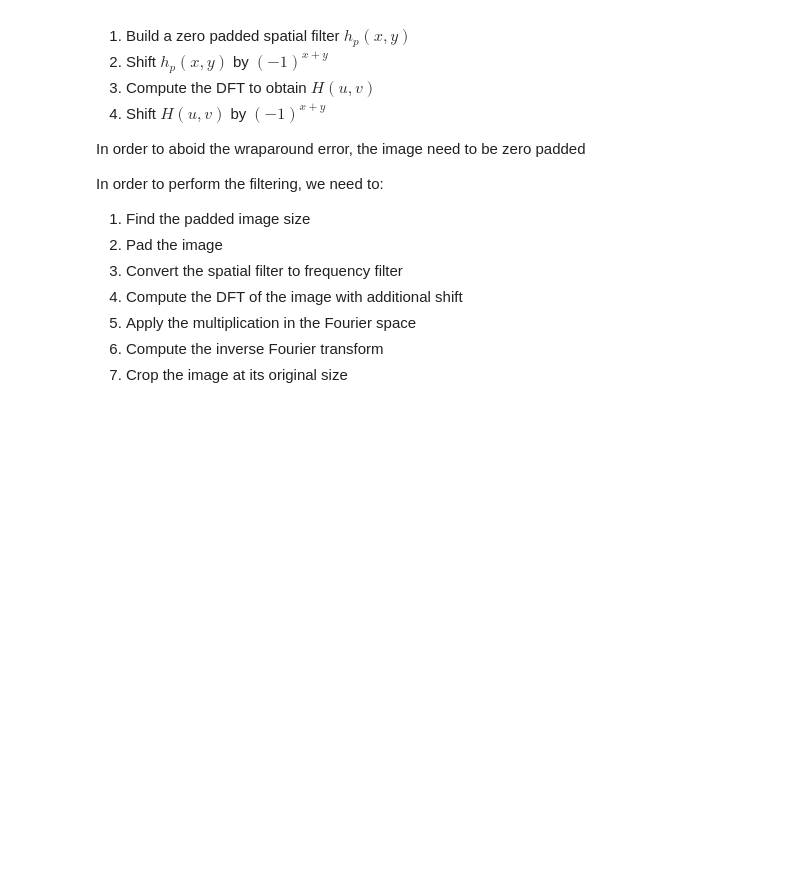
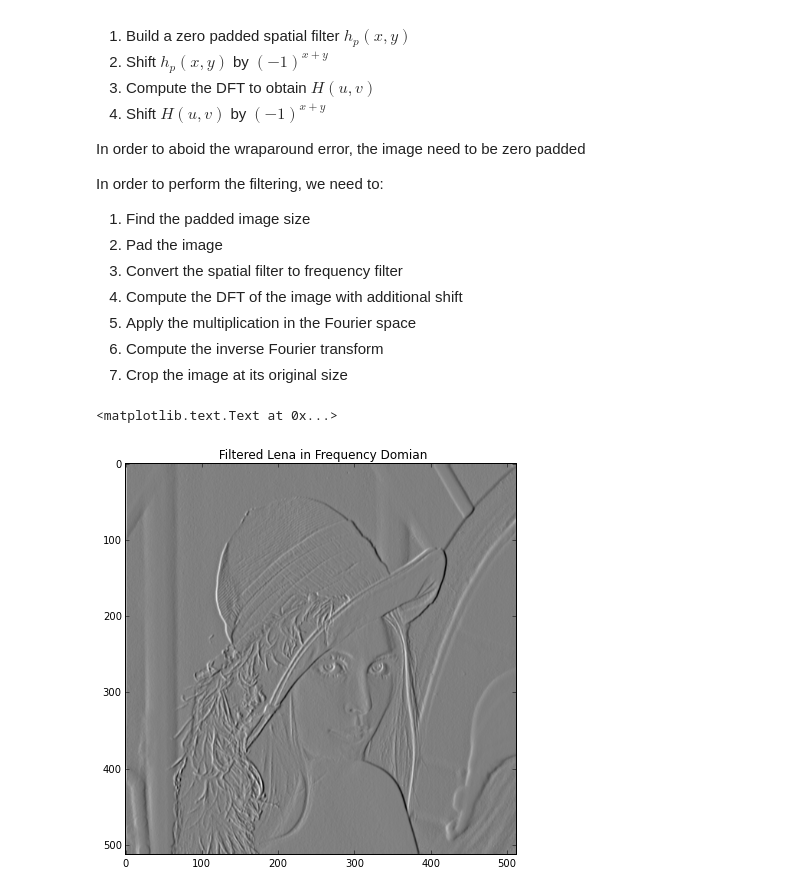
Before and after one commit to SharonSheran/DSP-TP-1617, a Jupyter notebook: Lab5/python/Lab5.ipynb, the cells around one changed output. Cells and saved outputs as stored; diff of their text form; code cells hidden in the pictures; blank space fills up the shorter version.

```diff
--- a/Lab5/python/Lab5.ipynb
+++ b/Lab5/python/Lab5.ipynb
@@ -390,0 +339,42 @@ plt.title('Sobel Filter After Cropping')
+# %%
+
+# importing lena image
+img_lena = img_as_float(io.imread('../images/lena-grey.bmp'))
+
+h = np.zeros( (img_lena.shape[0]*2, img_lena.shape[1]*2) )
+
+# adding sobel operator to emphasize edges
+sobel = np.array ( [ [1, 0, -1], [2, 0, -2], [1, 0, -1] ])
+
+h[0:3, 0:3] = sobel
+
+
+for i in range( h.shape[0]):   #Shift to center
+    for k in range(h.shape[1]):
+        h[i, k] = h[i, k] * np.power(-1, i + k)
+
+H = np.fft.fft2(h)  #obtaining our filter while centered
+
+for i in range(H.shape[0]):  #Shift to uncenter
+    for k in range(H.shape[1]):
+        H[i, k] = H[i, k] * np.power(-1, i+k)
+
+
+lena_padded = np.zeros((img_lena.shape[0] * 2, img_lena.shape[1] * 2))  # padding lena image
+img_lena = lena_padded [0:img_lena.shape[0], 0:img_lena.shape[1]]
+
+lena_padded_fft = np.fft.fftshift(np.fft.fft2(lena_padded)) # fft of padded lena image
+
+lena_filtered_freq = np.multiply(lena_padded_fft, H)  # applying filter to padded lena image in frequency domain
+
+lena_filtered = np.fft.ifft2 (np.fft.fftshift(lena_filtered_freq)) #inverse fourier of filtered lena
+
+lena_filtered = lena_filtered [img_lena.shape[0]:, img_lena.shape[1]:]
+
+
+plt.figure(figsize = (7,7))
+plt.imshow( np.real( img_lena_filtered_freq ), cmap='gray')
+plt.title(' Filtered Lena in Frequency Domian ')
+# %% [output]
+<matplotlib.text.Text at 0x...>
+[figure, added]
```
Also changed, not shown: parts of 9 cells of this notebook, 1 other file.
